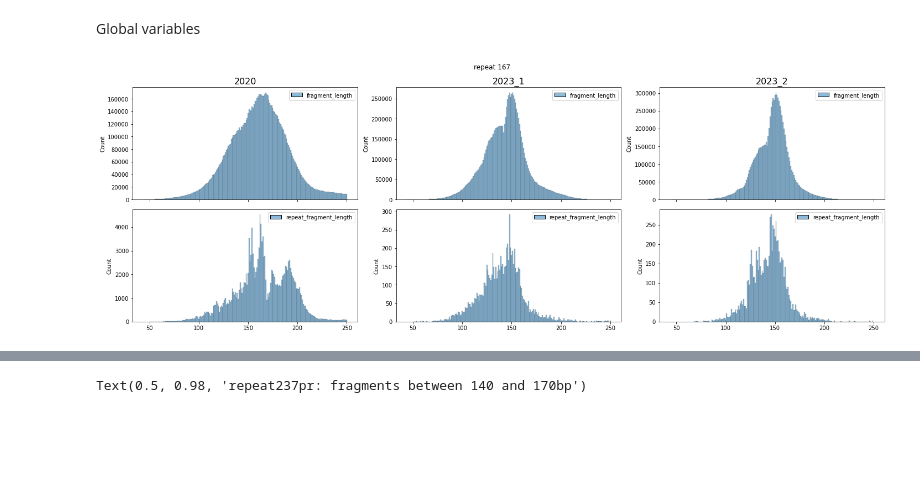
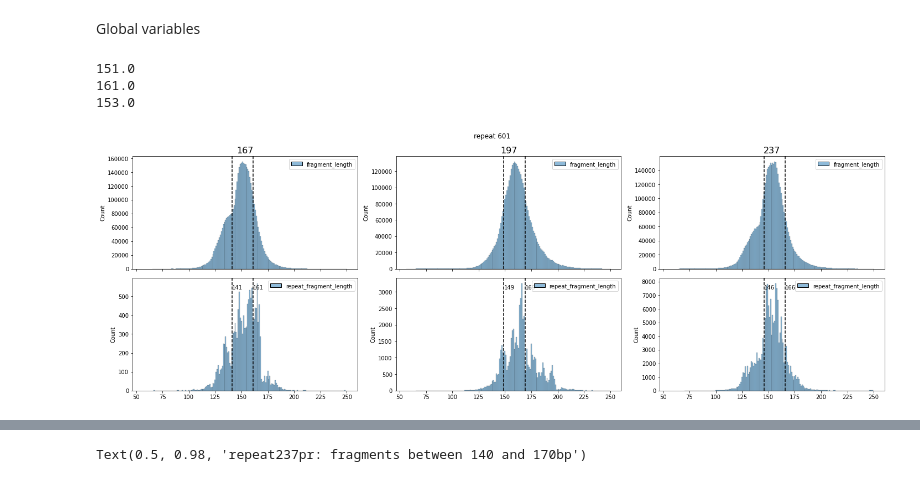
Before and after one commit to Alexwestbrook/mnhn-internship_DeepCNN_ChIP-seq, a Jupyter notebook: JB_alignment_analysis.ipynb, the cells around one changed output, grey strips where cells are left out. Drawn from its saved outputs; the diff is of its cells as text; code cells hidden in the pictures; blank space fills up the shorter version.

```diff
--- a/JB_alignment_analysis.ipynb
+++ b/JB_alignment_analysis.ipynb
@@ -34,34 +34,41 @@ colors = prop_cycle.by_key()['color']
 # %%
 # file_list = ['MNase_03_2022/NG-29037_237_1_lib554809_7856_3_trimfiltered_max250',
 #              'MNase_03_2022/NG-29037_237_2_lib554810_7856_3_trimfiltered_max250',
 #              'MNase_03_2022/NG-29037_237D10_1_lib554811_7856_3_trimfiltered_max250',
 #              'MNase_03_2022/NG-29037_237D10_2_lib554812_7856_3_trimfiltered_max250',
 #              'MNase_03_2022/NG-29037_237D50_1_lib554813_7856_3_trimfiltered_max250',
 #              'MNase_03_2022/NG-29037_237D50_2_lib554814_7856_3_trimfiltered_max250']
-# titles = ['sansD_1', 'sansD_2', 'D10_1', 'D10_2', 'D50_1', 'D50_2']
+# titles = ['noD_1', 'noD_2', 'D10_1', 'D10_2', 'D50_1', 'D50_2']
 # fig, axes = plt.subplots(6, 2, sharex=True, figsize=(12, 12), facecolor='w', layout='tight')
-file_list = ['MNases_06_2020/NG-25315_167_1_lib406963_6879_2_trimfiltered_max250',
-             'MNase_08_2023/NG-34039_167_4_1_lib713576_10294_1_trimfiltered_max250',
-             'MNase_08_2023/NG-34039_167_4_2_lib713577_10294_1_trimfiltered_max250']
-titles = ['2020', '2023_1', '2023_2']
+file_list = ['MNase_601/SRR13645559_167_max250',
+             'MNase_601/SRR13645549_197_max250',
+             'MNase_601/SRR13645545_237_max250']
+titles = ['167', '197', '237']
 fig, axes = plt.subplots(2, len(file_list), sharex=True, figsize=(20, 7), facecolor='w', layout='tight')
-fig.suptitle('repeat 167')
-vlines = [] # [140, 160] #
+fig.suptitle('repeat 601')
+offsetlines = [-10, +10] # [] #
 for i, filename in enumerate(file_list):
     ix, iy = 0, i # divmod(i, 2) #
     fraglens = pd.read_csv(f'/home/alex/shared_folder/JB_seqdes/Projet_Julien/{filename}.sorted.bam.insert_sizes.txt', header=None)
     repfraglens = pd.read_csv(f'/home/alex/shared_folder/JB_seqdes/Projet_Julien/{filename}.sorted.bam.repeat_insert_sizes.txt', header=None)
     fraglens.columns = ['fragment_length']
     repfraglens.columns = ['repeat_fragment_length']
     sns.histplot(fraglens, discrete=True, ax=axes[0 + 2*ix, iy])
     g = sns.histplot(repfraglens, discrete=True, ax=axes[1 + 2*ix, iy])
+    print(np.median(fraglens))
+    val, count = np.unique(fraglens, return_counts=True)
+    max_val = val[np.argmax(count)]
+    vlines = [max_val + v for v in offsetlines]
     for v in vlines:
         axes[0 + ix*2, iy].axvline(x=v, color='k', linestyle='--')
         axes[1 + ix*2, iy].axvline(x=v, color='k', linestyle='--')
         axes[1 + ix*2, iy].annotate(str(v), xy=(v, 0.9), xycoords=('data', 'axes fraction'))
     axes[0 + ix*2, iy].set_title(titles[i], fontsize=16)
 # %% [output]
+151.0
+161.0
+153.0
-[figure, old version]
+[figure, new version]
 # %%
 TOTALS = {}
 def load_CPM(filename):
```
Also changed, not shown: parts of 12 cells of this notebook, 1 other file.
